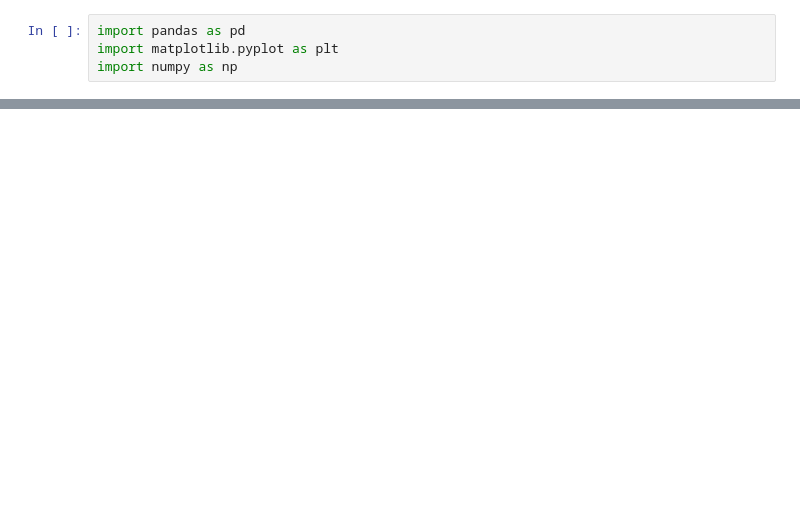
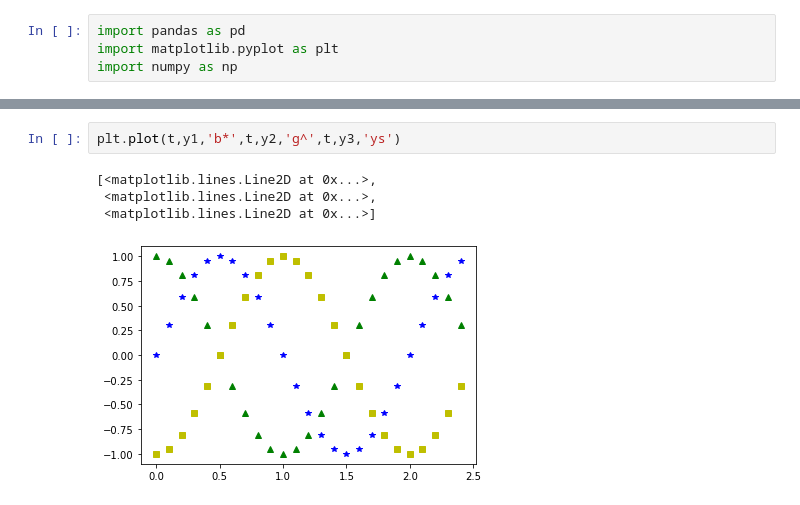
Before and after one commit to OliverRevilla/RW_Pandas, a Jupyter notebook: Data_Visualization_with_matplotlib.ipynb, the cells around one changed output, grey strips where cells are left out. Cells and saved outputs as stored; diff of their text form; blank space fills up the shorter version.

```diff
--- a/Data_Visualization_with_matplotlib.ipynb
+++ b/Data_Visualization_with_matplotlib.ipynb
@@ -24,0 +55,7 @@ plt.show(plt.plot([(0,0),(1,1),(2,2),(3,3),(4,4)]))
+# %%
+plt.plot(t,y1,'b*',t,y2,'g^',t,y3,'ys')
+# %% [output]
+[<matplotlib.lines.Line2D at 0x...>,
+ <matplotlib.lines.Line2D at 0x...>,
+ <matplotlib.lines.Line2D at 0x...>]
+[figure, added]
```
Also changed, not shown: parts of 11 cells of this notebook.
